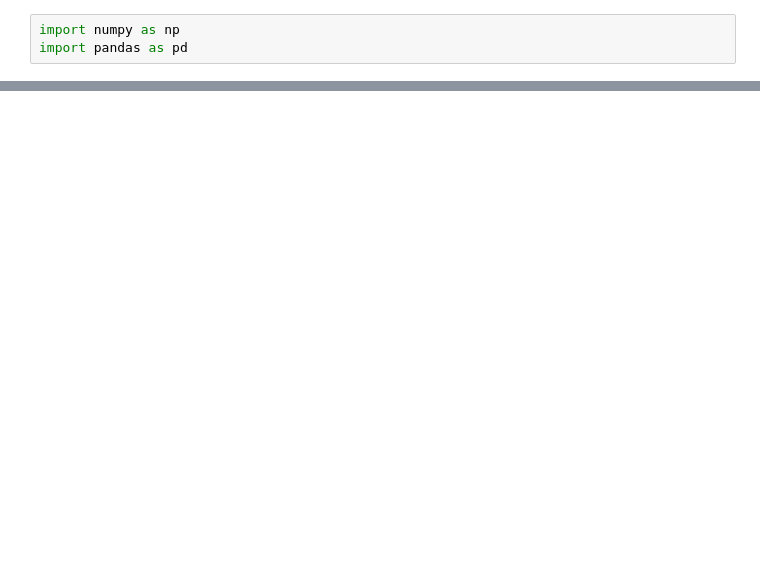
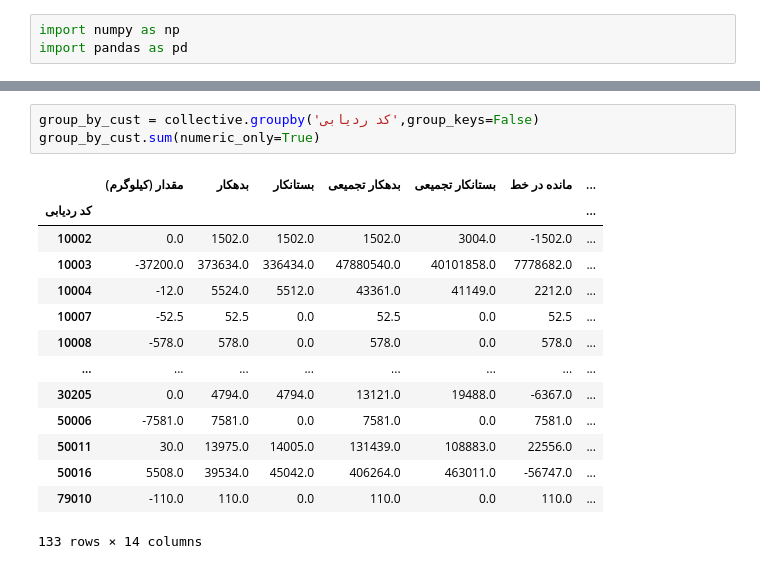
Before and after one commit to SahandSM/Chips_Report, a Jupyter notebook: main.ipynb, the cells around one changed output, grey strips where cells are left out. Cells and saved outputs as stored; diff of their text form; blank space fills up the shorter version.

```diff
--- a/main.ipynb
+++ b/main.ipynb
@@ -100 +107,19 @@ columns
 dtype: object
+# %%
+group_by_cust = collective.groupby('کد ردیابی',group_keys=False)
+group_by_cust.sum(numeric_only=True)
+# %% [output]
+|  | مقدار (کیلوگرم) | بدهکار | بستانکار | بدهکار تجمیعی | بستانکار تجمیعی | مانده در خط | ... |
+| کد ردیابی |  |  |  |  |  |  | ... |
+| 10002 | 0.0 | 1502.0 | 1502.0 | 1502.0 | 3004.0 | -1502.0 | ... |
+| 10003 | -37200.0 | 373634.0 | 336434.0 | 47880540.0 | 40101858.0 | 7778682.0 | ... |
+| 10004 | -12.0 | 5524.0 | 5512.0 | 43361.0 | 41149.0 | 2212.0 | ... |
+| 10007 | -52.5 | 52.5 | 0.0 | 52.5 | 0.0 | 52.5 | ... |
+| 10008 | -578.0 | 578.0 | 0.0 | 578.0 | 0.0 | 578.0 | ... |
+| ... | ... | ... | ... | ... | ... | ... | ... |
+| 30205 | 0.0 | 4794.0 | 4794.0 | 13121.0 | 19488.0 | -6367.0 | ... |
+| 50006 | -7581.0 | 7581.0 | 0.0 | 7581.0 | 0.0 | 7581.0 | ... |
+| 50011 | 30.0 | 13975.0 | 14005.0 | 131439.0 | 108883.0 | 22556.0 | ... |
+| 50016 | 5508.0 | 39534.0 | 45042.0 | 406264.0 | 463011.0 | -56747.0 | ... |
+| 79010 | -110.0 | 110.0 | 0.0 | 110.0 | 0.0 | 110.0 | ... |
+133 rows × 14 columns
```
Also changed, not shown: parts of 16 cells of this notebook, 1 other file.
